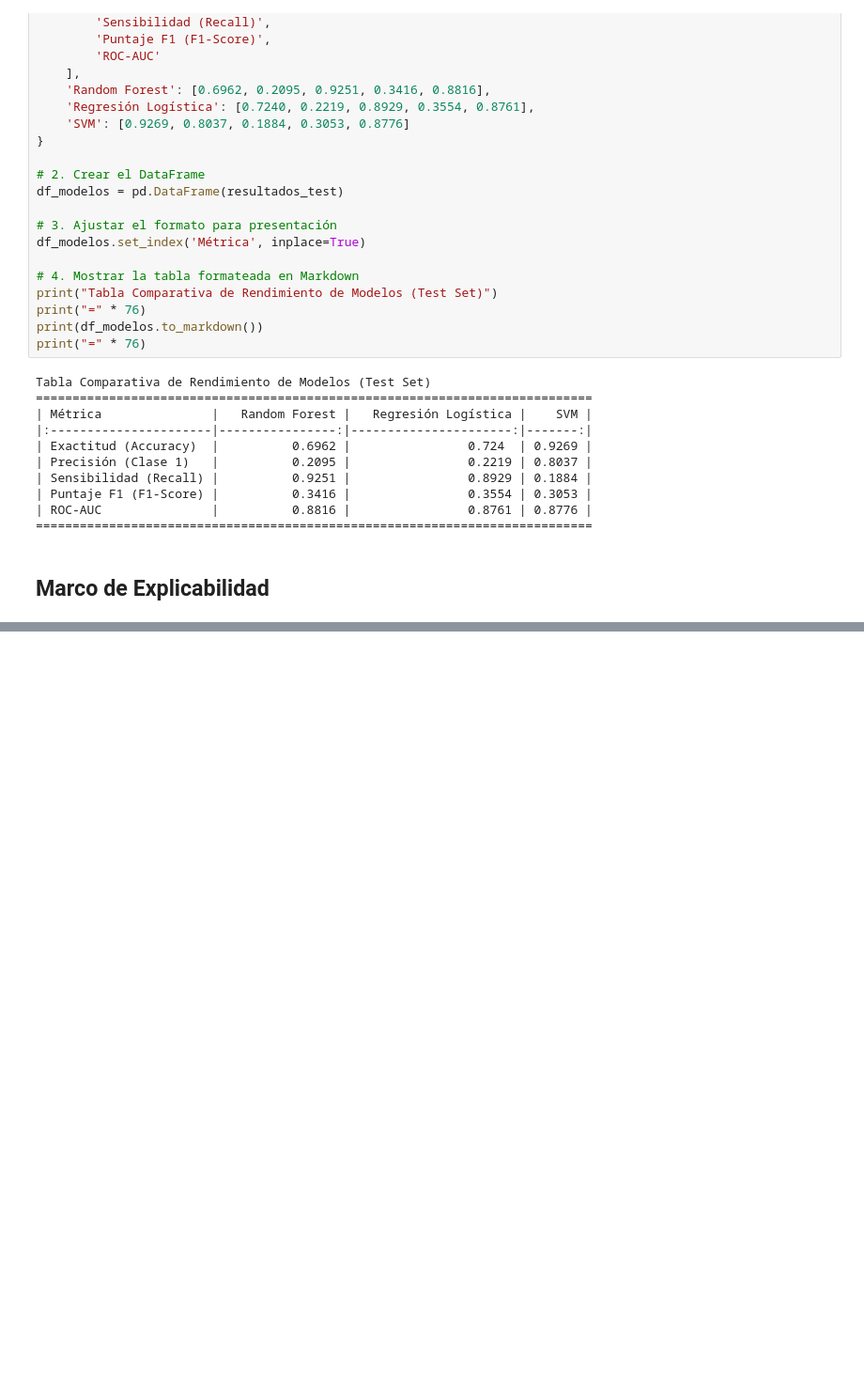
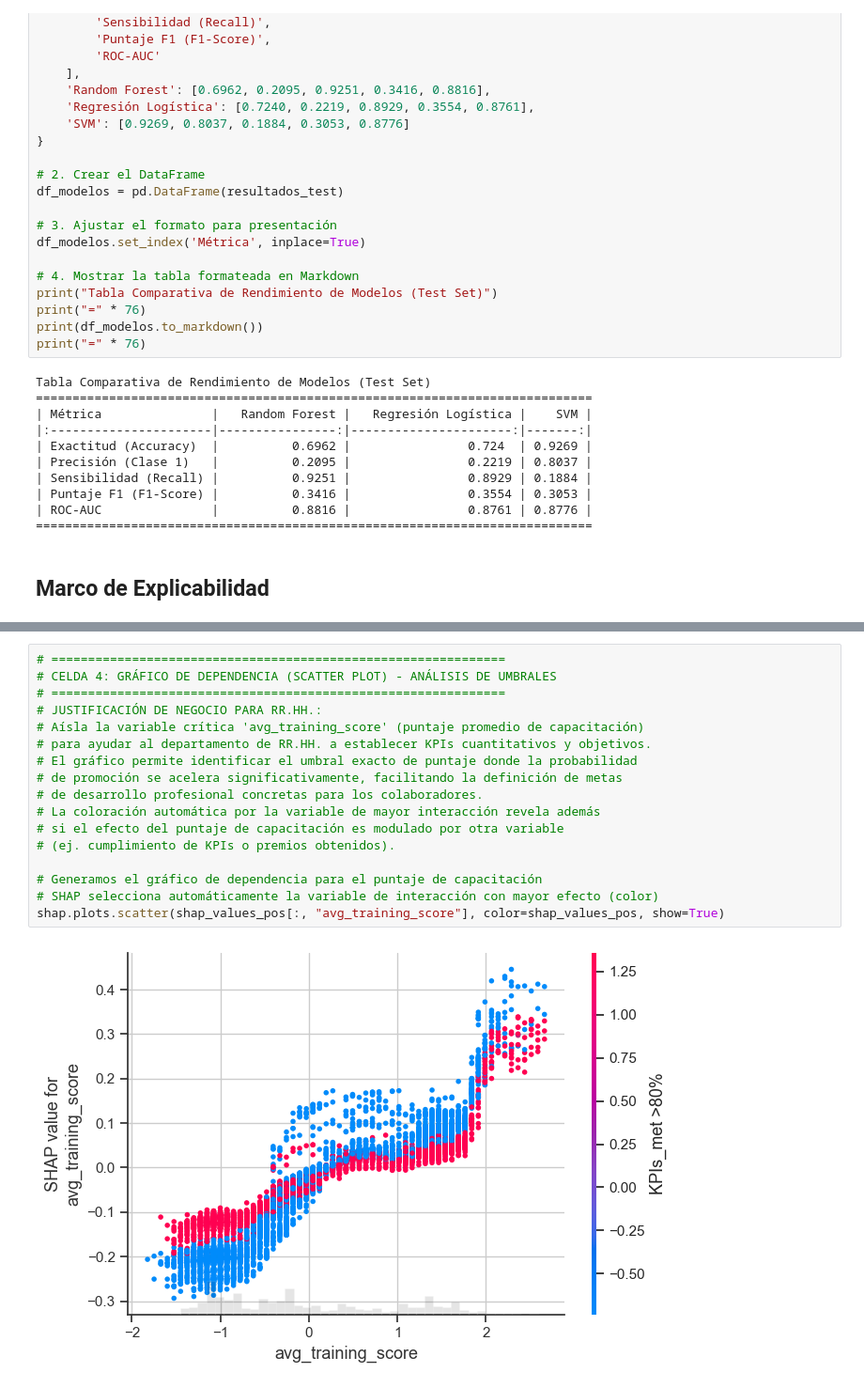
Before and after one commit to lMiaul/ML_TF, a Jupyter notebook: pipeline.ipynb, the cells around one changed output, grey strips where cells are left out. Shown at 94% size. Saved outputs shown, nothing was run; the diff lists cells and outputs as text; blank space fills up the shorter version.

```diff
--- a/pipeline.ipynb
+++ b/pipeline.ipynb
@@ -1028,0 +1081,19 @@ print(f"  - Features evaluadas: {shap_values_pos.shape[1]}")
+# %%
+# ==============================================================
+# CELDA 4: GRÁFICO DE DEPENDENCIA (SCATTER PLOT) - ANÁLISIS DE UMBRALES
+# ==============================================================
+# JUSTIFICACIÓN DE NEGOCIO PARA RR.HH.:
+# Aísla la variable crítica 'avg_training_score' (puntaje promedio de capacitación)
+# para ayudar al departamento de RR.HH. a establecer KPIs cuantitativos y objetivos.
+# El gráfico permite identificar el umbral exacto de puntaje donde la probabilidad
+# de promoción se acelera significativamente, facilitando la definición de metas
+# de desarrollo profesional concretas para los colaboradores.
+# La coloración automática por la variable de mayor interacción revela además
+# si el efecto del puntaje de capacitación es modulado por otra variable
+# (ej. cumplimiento de KPIs o premios obtenidos).
+
+# Generamos el gráfico de dependencia para el puntaje de capacitación
+# SHAP selecciona automáticamente la variable de interacción con mayor efecto (color)
+shap.plots.scatter(shap_values_pos[:, "avg_training_score"], color=shap_values_pos, show=True)
+# %% [output]
+[figure, added]
```
Also changed, not shown: parts of 6 cells of this notebook.
